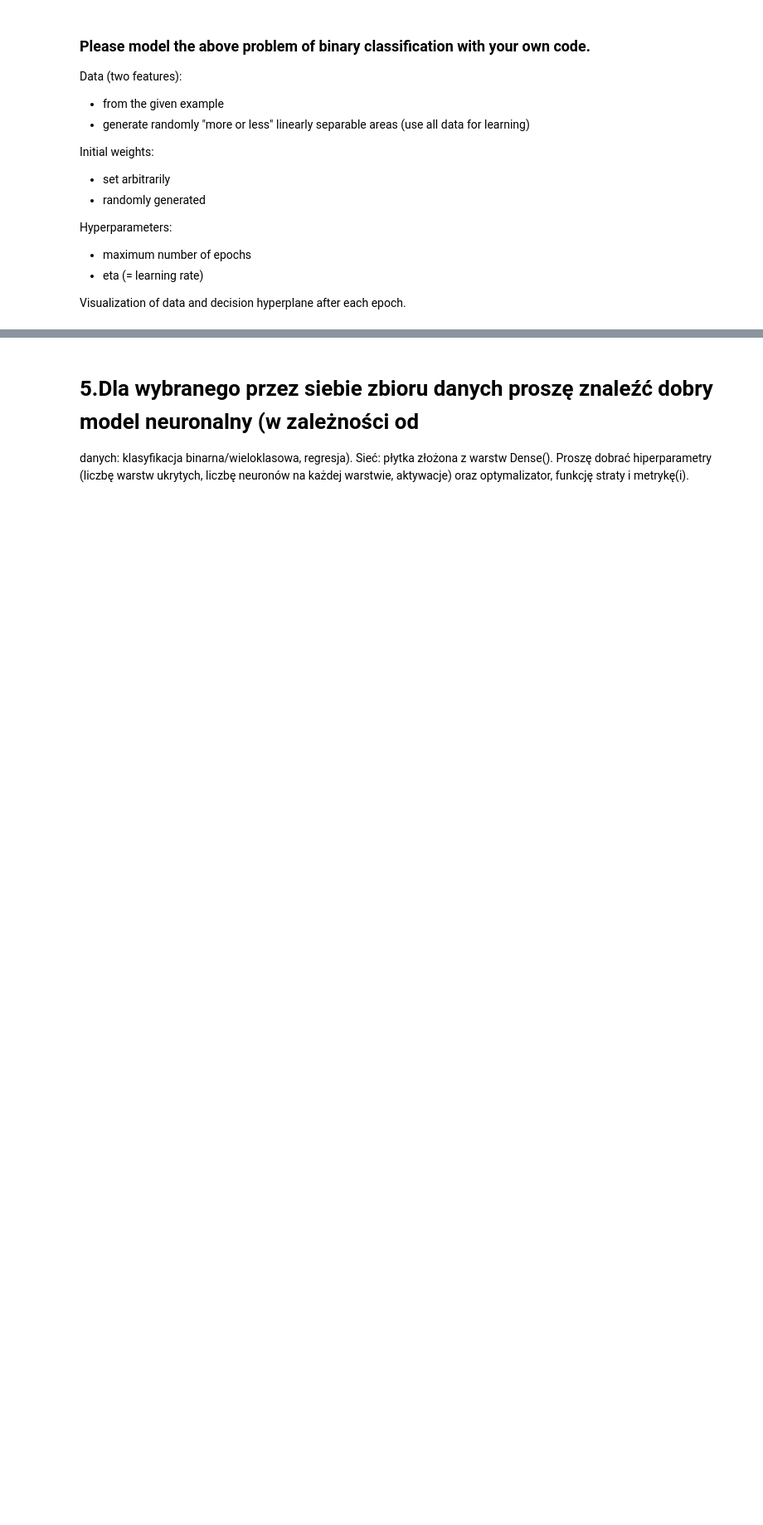
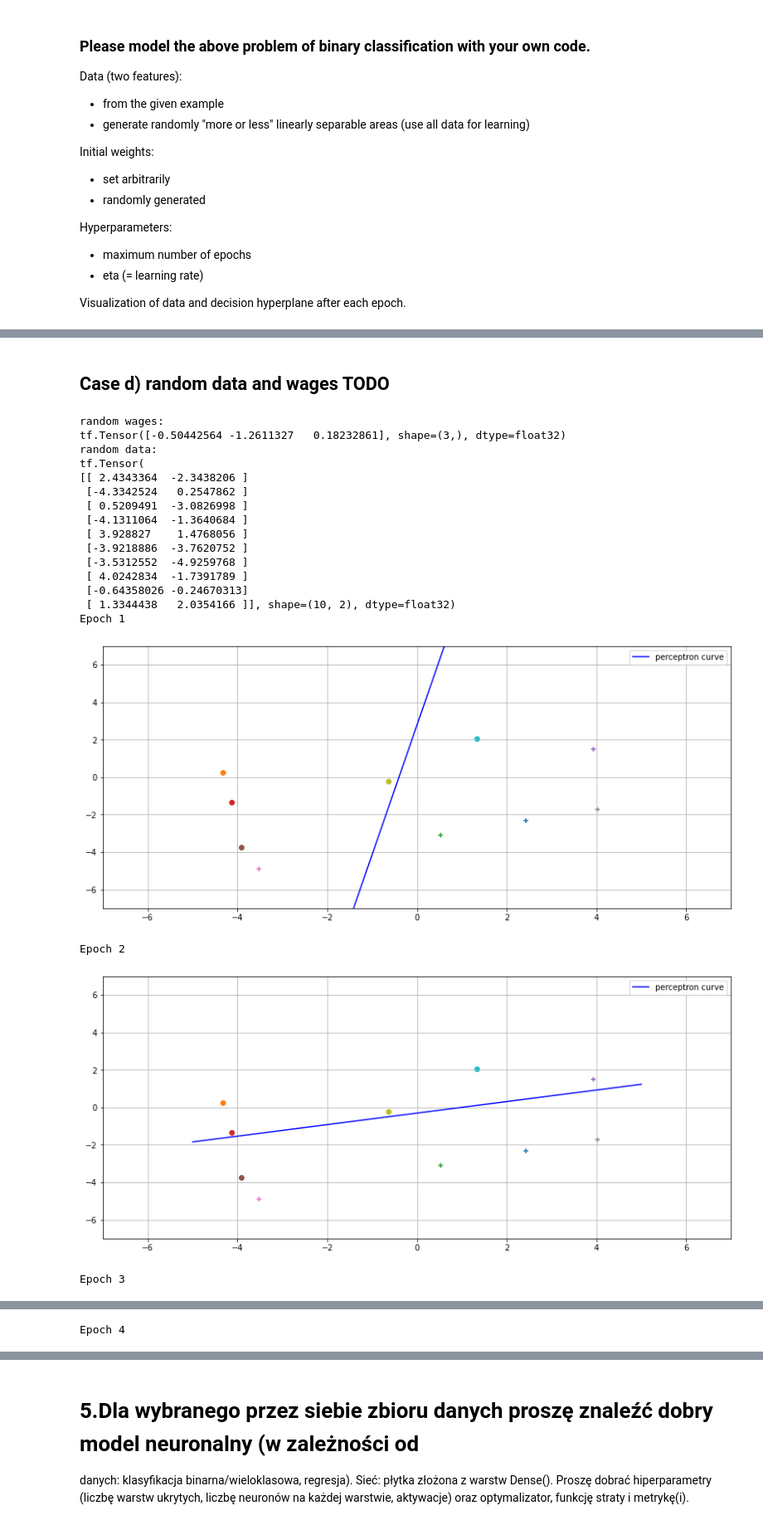
Before and after one commit to pajelonek/deep_learning_lab, a Jupyter notebook: lab1/Lab1.ipynb, the cells around one changed output, grey strips where cells are left out. Shown at 83% size. Drawn from its saved outputs; the diff is of its cells as text; code cells hidden in the pictures; blank space fills up the shorter version.

```diff
--- a/lab1/Lab1.ipynb
+++ b/lab1/Lab1.ipynb
@@ -559,0 +634,31 @@ Epoch 3
+# %% [markdown]
+## Case d) random data and wages TODO
+# %%
+random_data, random_result = generate_random_data()
+random_wages = tf.constant([generate_random_wages(-5,5), generate_random_wages(-5,5), generate_random_wages(-5,5)])
+print("random wages:")
+print(random_wages)
+print("random data:")
+print(random_data)
+simple_perceptron = SimplePerceptron(epochs=10, lr0=0.0, wages=random_wages)
+simple_perceptron.fit(random_data, random_result)
+# %% [output]
+random wages:
+tf.Tensor([-0.50442564 -1.2611327   0.18232861], shape=(3,), dtype=float32)
+random data:
+tf.Tensor(
+[[ 2.4343364  -2.3438206 ]
+ [-4.3342524   0.2547862 ]
+ [ 0.5209491  -3.0826998 ]
+ [-4.1311064  -1.3640684 ]
+ [ 3.928827    1.4768056 ]
+ [-3.9218886  -3.7620752 ]
+ [-3.5312552  -4.9259768 ]
+ [ 4.0242834  -1.7391789 ]
+ [-0.64358026 -0.24670313]
+ [ 1.3344438   2.0354166 ]], shape=(10, 2), dtype=float32)
+Epoch 1
+[figure, added]
+Epoch 2
+[figure, added]
+Epoch 3
@@ -559,0 +666 @@ Epoch 3
+Epoch 4
```
Also changed, not shown: parts of 13 cells of this notebook.
